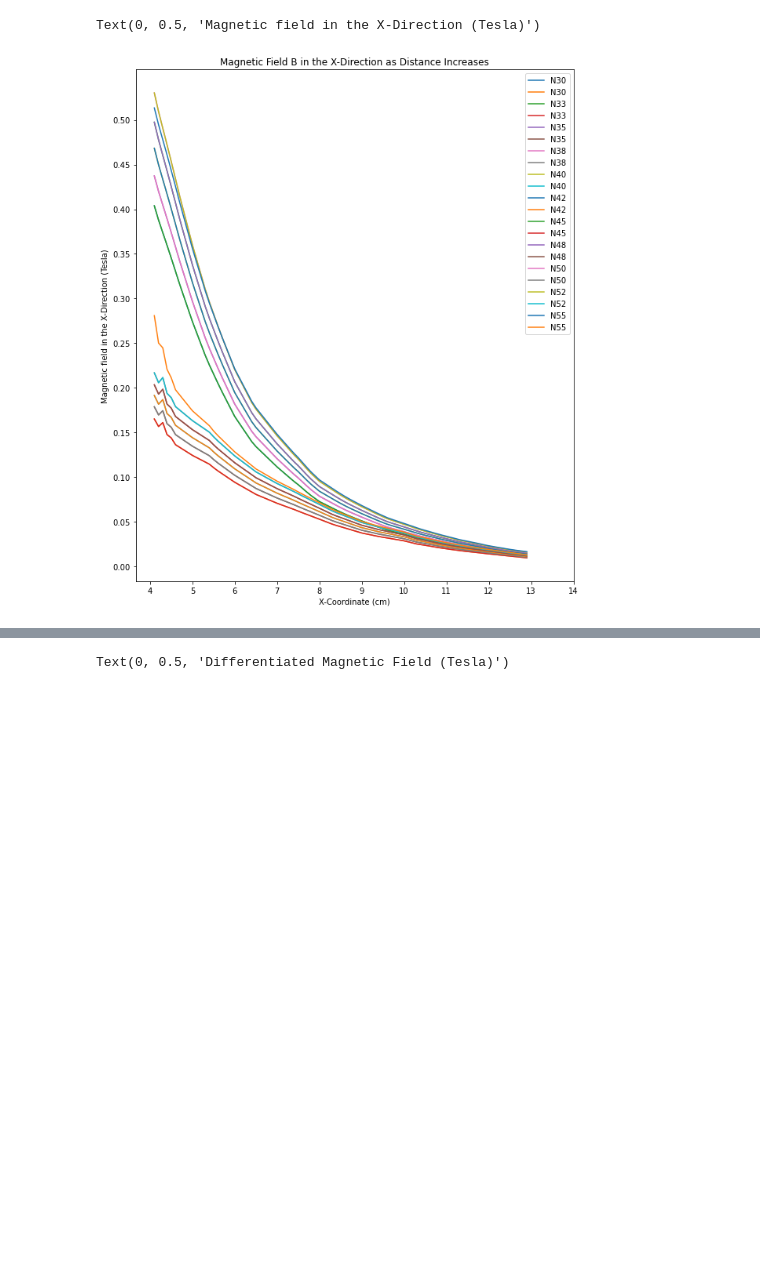
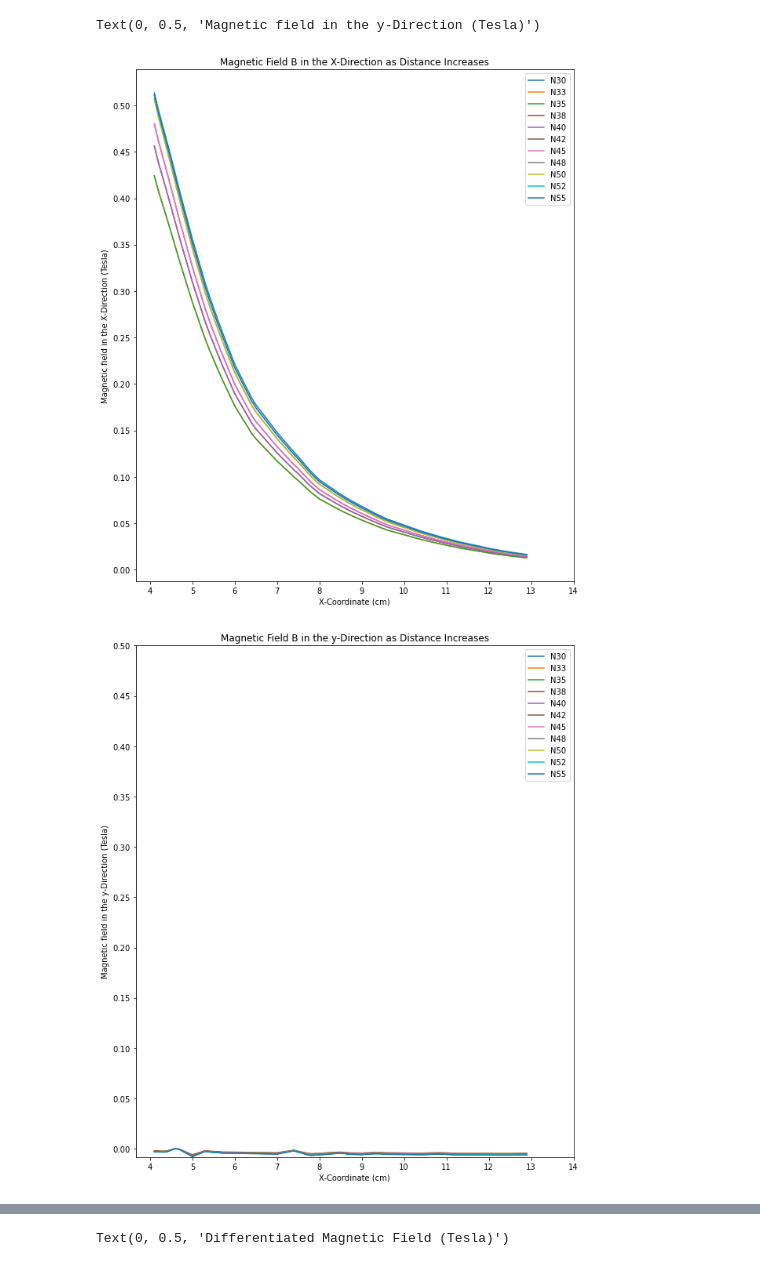
Before and after one commit to anamat21/magnetic-projection-research, a Jupyter notebook: Research/Magnetic_Projection.ipynb, the cells around one changed output, grey strips where cells are left out. Cells and saved outputs as stored; diff of their text form; code cells hidden in the pictures; blank space fills up the shorter version.

Commit message:
magnet y direction

```diff
--- a/Research/Magnetic_Projection.ipynb
+++ b/Research/Magnetic_Projection.ipynb
@@ -30,34 +30,62 @@ magnets = ['N30', 'N33', 'N35', 'N38', 'N40', 'N42', 'N45', 'N48', 'N50', 'N52',
 
 plt.figure(figsize = [10,12])
 
 
 for n in magnets:
 
     femm.mi_selectlabel(0,3)
 
     femm.mi_setblockprop(n)
 
     femm.mi_analyze()
 
     femm.mi_loadsolution()
 
     for i, k in enumerate(x):
 
         b_x[i] = femm.mo_getb(k,3)[0]
-        b_x_1[i] = femm.mo_getb(k,1)[0]
         #for j, m in enumerate(y):
 
 
     plt.plot(x,b_x, label = n)
-    plt.plot(x,b_x_1, label = n)
 
 
 plt.legend()
 plt.xticks(np.arange(4, 15, step=1))
 plt.yticks(np.arange(0, 0.55, step=0.05))
 plt.title("Magnetic Field B in the X-Direction as Distance Increases")
 plt.xlabel("X-Coordinate (cm)")
 plt.ylabel("Magnetic field in the X-Direction (Tesla)")
+
+plt.figure(figsize = [10,12])
+
+
+for n in magnets:
+
+    femm.mi_selectlabel(0,3)
+
+    femm.mi_setblockprop(n)
+
+    femm.mi_analyze()
+
+    femm.mi_loadsolution()
+
+    for i, k in enumerate(x):
+
+        b_y[i] = femm.mo_getb(k,3)[1]
+        #for j, m in enumerate(y):
+
+
+    plt.plot(x,b_y, label = n)
+
+
+plt.legend()
+plt.xticks(np.arange(4, 15, step=1))
+plt.yticks(np.arange(0, 0.55, step=0.05))
+plt.title("Magnetic Field B in the y-Direction as Distance Increases")
+plt.xlabel("X-Coordinate (cm)")
+plt.ylabel("Magnetic field in the y-Direction (Tesla)")
 # %% [output]
-Text(0, 0.5, 'Magnetic field in the X-Direction (Tesla)')
+Text(0, 0.5, 'Magnetic field in the y-Direction (Tesla)')
-[figure, old version]
+[figure, new version]
+[figure, added]
```
Also changed, not shown: parts of 1 cell of this notebook, 2 other files.
